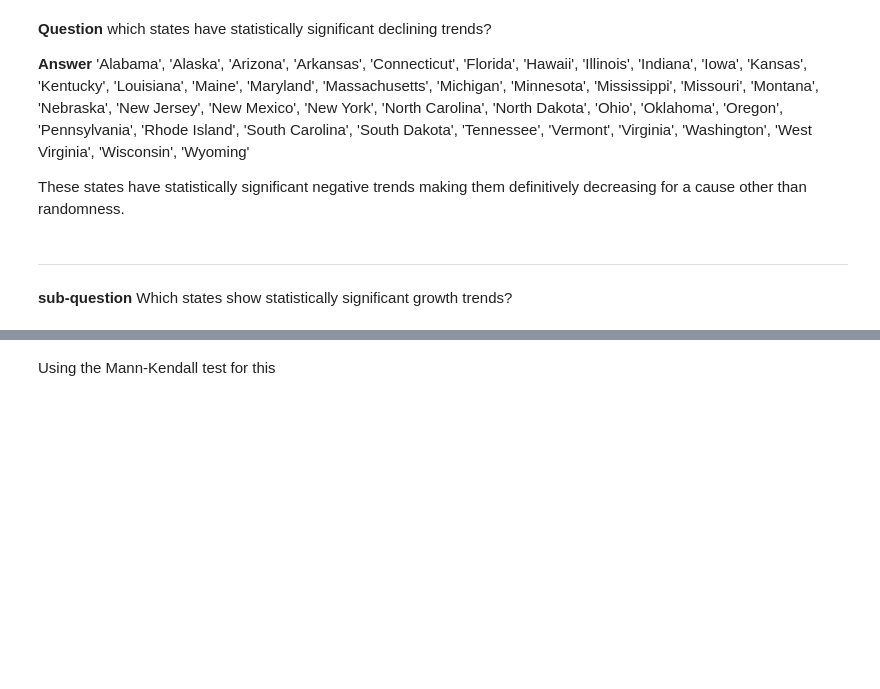
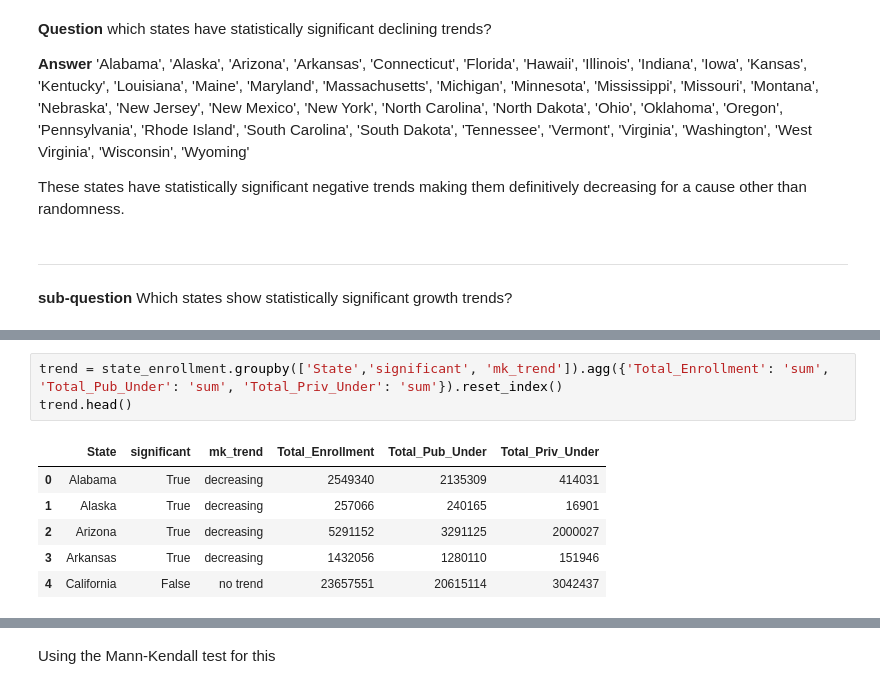
Before and after one commit to Arocha09/EnrollmentForecasting, a Jupyter notebook: descriptive_analysis/temporal_analysis.ipynb, the cells around one changed output, grey strips where cells are left out. Saved outputs shown, nothing was run; the diff lists cells and outputs as text; blank space fills up the shorter version.

```diff
--- a/descriptive_analysis/temporal_analysis.ipynb
+++ b/descriptive_analysis/temporal_analysis.ipynb
@@ -347,0 +392,10 @@ These states have statistically significant negative trends making them definiti
+# %%
+trend = state_enrollment.groupby(['State','significant', 'mk_trend']).agg({'Total_Enrollment': 'sum', 'Total_Pub_Under': 'sum', 'Total_Priv_Under': 'sum'}).reset_index()
+trend.head()
+# %% [output]
+|  | State | significant | mk_trend | Total_Enrollment | Total_Pub_Under | Total_Priv_Under |
+| 0 | Alabama | True | decreasing | 2549340 | 2135309 | 414031 |
+| 1 | Alaska | True | decreasing | 257066 | 240165 | 16901 |
+| 2 | Arizona | True | decreasing | 5291152 | 3291125 | 2000027 |
+| 3 | Arkansas | True | decreasing | 1432056 | 1280110 | 151946 |
+| 4 | California | False | no trend | 23657551 | 20615114 | 3042437 |
```
Also changed, not shown: parts of 11 cells of this notebook.
